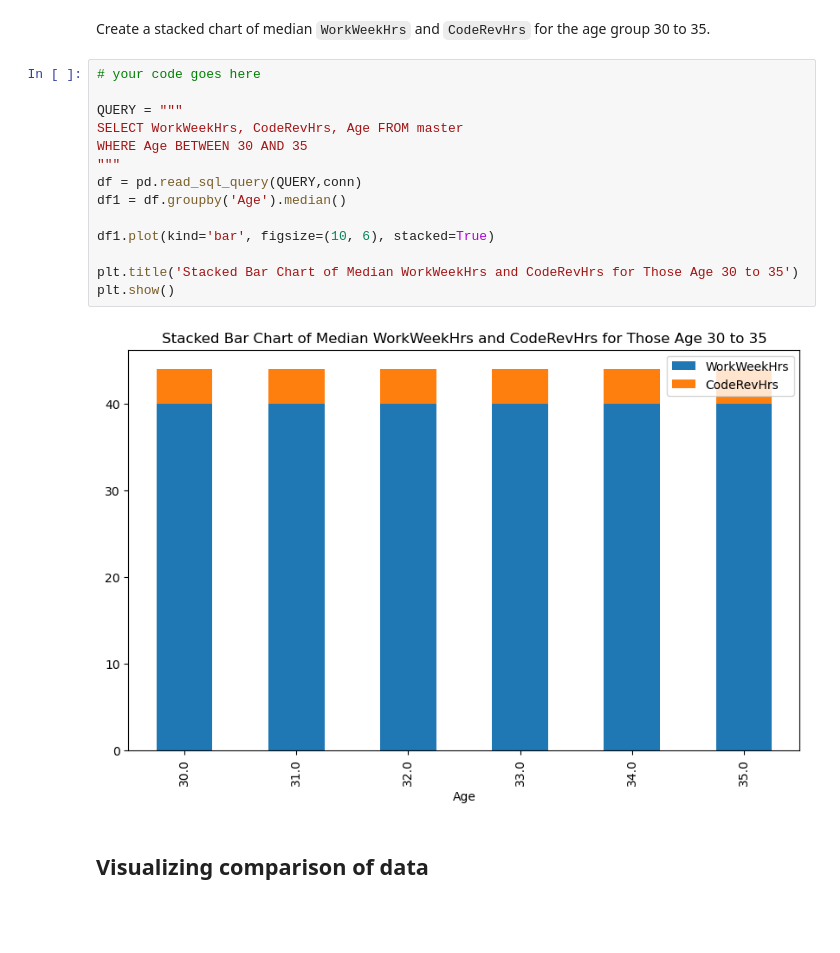
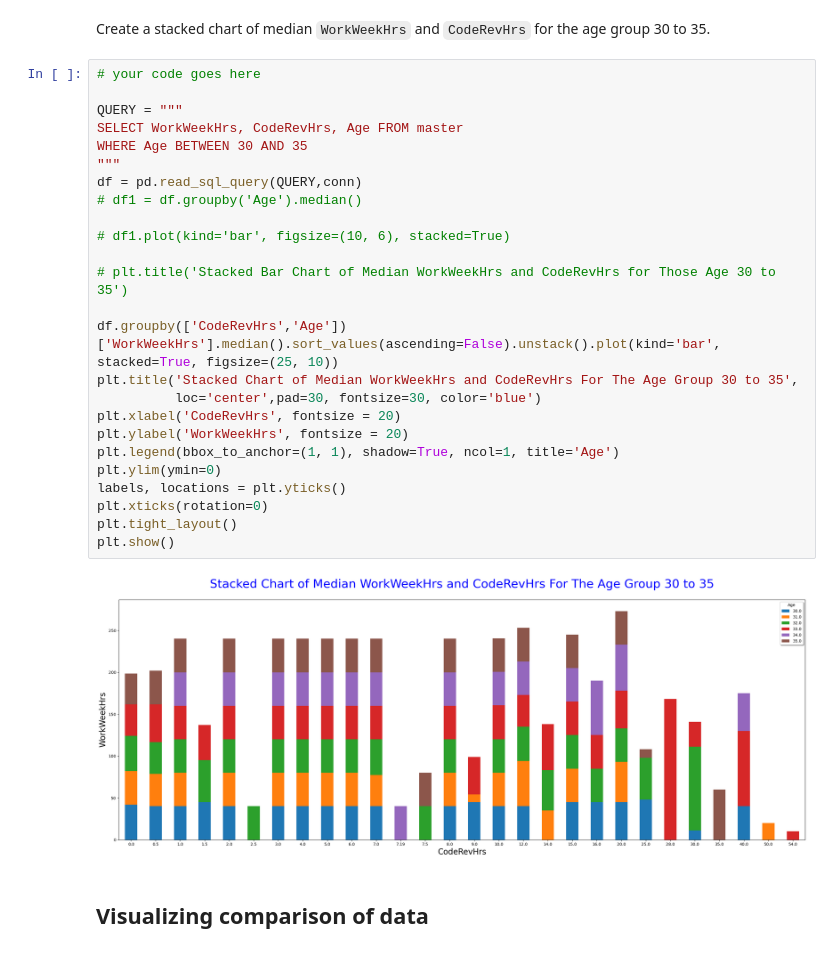
Before and after one commit to pmuhorakeye/FinalProj, a Jupyter notebook: M4DataVisualization-lab.ipynb, the cells around one changed output. Cells and saved outputs as stored; diff of their text form; blank space fills up the shorter version.

```diff
--- a/M4DataVisualization-lab.ipynb
+++ b/M4DataVisualization-lab.ipynb
@@ -267,19 +343,30 @@ Create a stacked chart of median `WorkWeekHrs` and `CodeRevHrs` for the age grou
 # %%
 # your code goes here
 
 QUERY = """
 SELECT WorkWeekHrs, CodeRevHrs, Age FROM master
 WHERE Age BETWEEN 30 AND 35
 """
 df = pd.read_sql_query(QUERY,conn)
-df1 = df.groupby('Age').median()
+# df1 = df.groupby('Age').median()
 
-df1.plot(kind='bar', figsize=(10, 6), stacked=True)
+# df1.plot(kind='bar', figsize=(10, 6), stacked=True)
 
-plt.title('Stacked Bar Chart of Median WorkWeekHrs and CodeRevHrs for Those Age 30 to 35')
+# plt.title('Stacked Bar Chart of Median WorkWeekHrs and CodeRevHrs for Those Age 30 to 35')
+
+df.groupby(['CodeRevHrs','Age'])['WorkWeekHrs'].median().sort_values(ascending=False).unstack().plot(kind='bar', stacked=True, figsize=(25, 10))
+plt.title('Stacked Chart of Median WorkWeekHrs and CodeRevHrs For The Age Group 30 to 35',
+          loc='center',pad=30, fontsize=30, color='blue')
+plt.xlabel('CodeRevHrs', fontsize = 20)
+plt.ylabel('WorkWeekHrs', fontsize = 20)
+plt.legend(bbox_to_anchor=(1, 1), shadow=True, ncol=1, title='Age')
+plt.ylim(ymin=0)
+labels, locations = plt.yticks()
+plt.xticks(rotation=0)
+plt.tight_layout()
 plt.show()
 # %% [output]
-[figure, old version]
+[figure, new version]
 # %% [markdown]
 ## Visualizing comparison of data
 # %% [markdown]
```
Also changed, not shown: parts of 11 cells of this notebook.
